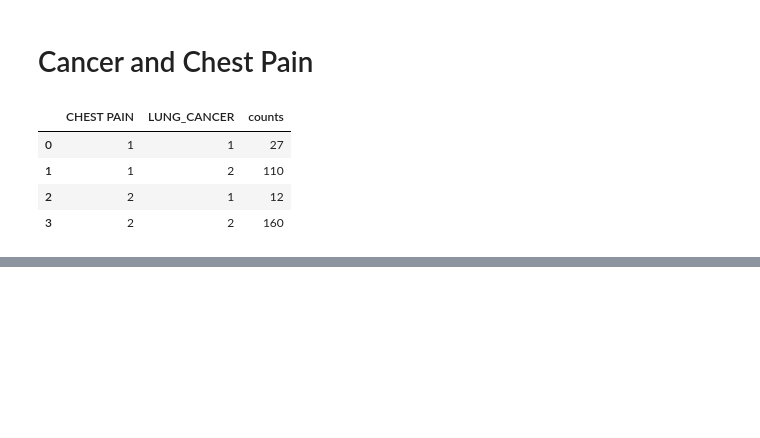
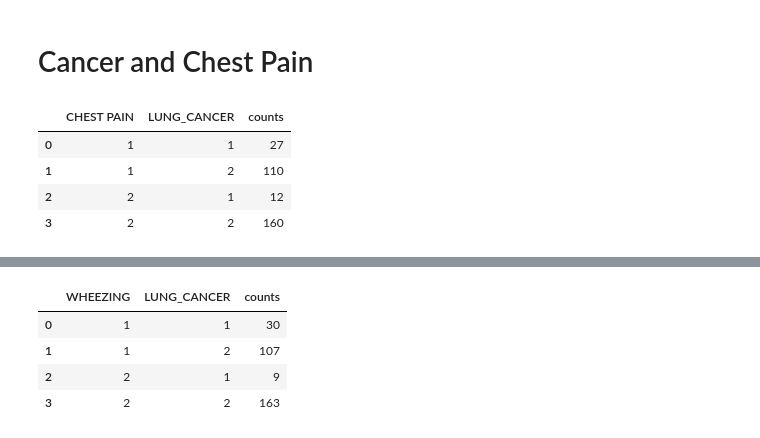
Before and after one commit to insper-classroom/predicao_cancer_pulmao, a Jupyter notebook: Base de dados.ipynb, the cells around one changed output, grey strips where cells are left out. Drawn from its saved outputs; the diff is of its cells as text; code cells hidden in the pictures; blank space fills up the shorter version.

```diff
--- a/Base de dados.ipynb
+++ b/Base de dados.ipynb
@@ -264,0 +273,9 @@ px.histogram(data_frame=dcp, x="LUNG_CANCER", y="counts", color="CHEST PAIN", ba
+# %%
+base_asma = base.groupby(by=["WHEEZING", "LUNG_CANCER"]).size().reset_index(name="counts")
+base_asma
+# %% [output]
+|  | WHEEZING | LUNG_CANCER | counts |
+| 0 | 1 | 1 | 30 |
+| 1 | 1 | 2 | 107 |
+| 2 | 2 | 1 | 9 |
+| 3 | 2 | 2 | 163 |
```
Also changed, not shown: parts of 19 cells of this notebook.
